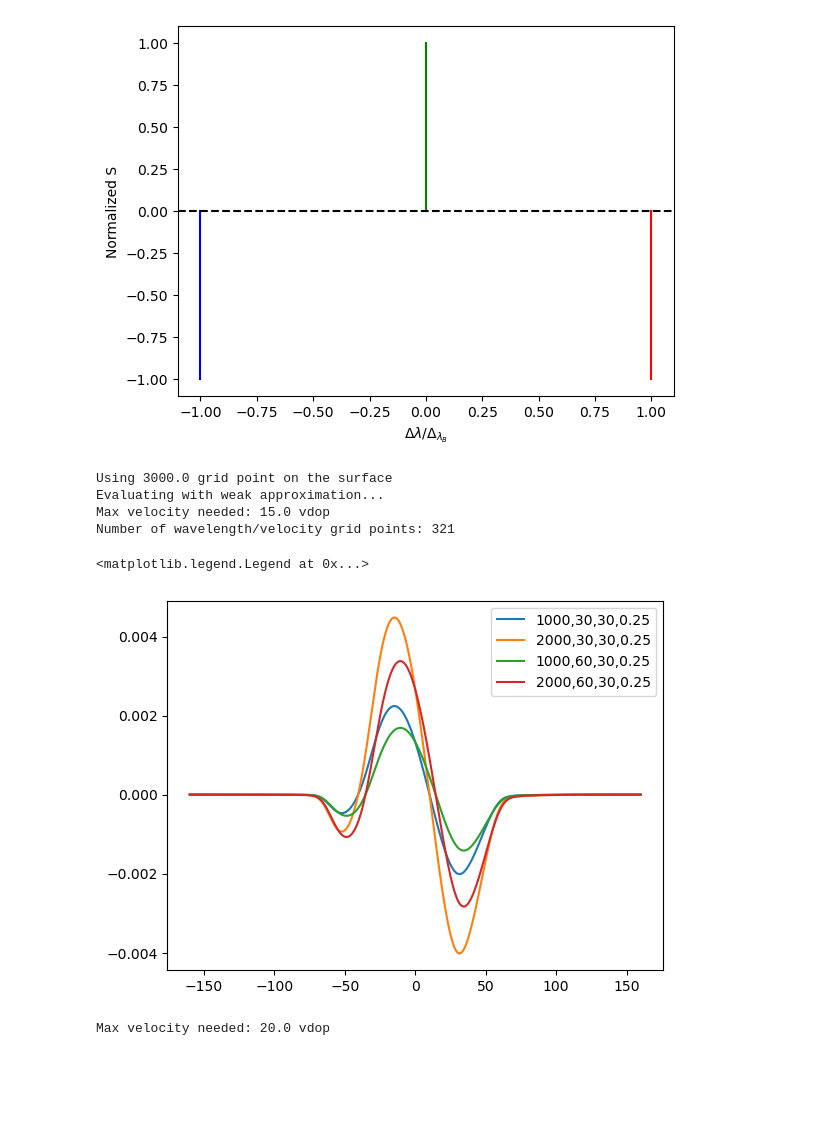
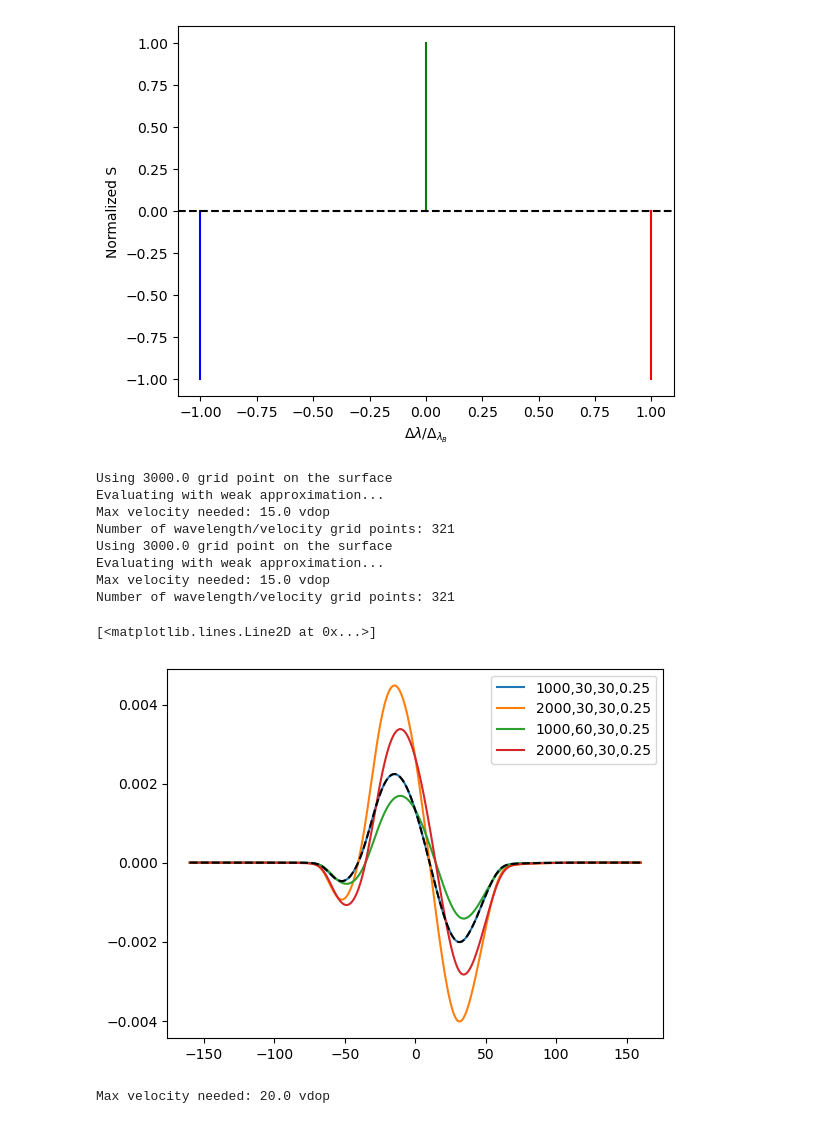
Before and after one commit to veropetit/pyRaven, a Jupyter notebook: Test_loop.ipynb, the cells around one changed output. Saved outputs shown, nothing was run; the diff lists cells and outputs as text; code cells hidden in the pictures; blank space fills up the shorter version.

```diff
--- a/Test_loop.ipynb
+++ b/Test_loop.ipynb
@@ -38,11 +38,11 @@ genparam = {
     'av':0.05,             # the damping coefficient of the Voigt profile
     'bnu':1.5,             # the slope of the source function with respect to vertical optical depth
     'logkappa':0.98,          # the line strength parameter
-    'ndop':int(10)       # the number of sample point per doppler width for the wavelength array
+    'ndop':int(10),       # the number of sample point per doppler width for the wavelength array
     'Bpole':1000, #not necessary for loop
-    'incl':30*np.pi/180, #not necessary for loop
-    'beta':30*np.pi/180, #not necessary for loop
-    'phase':90*np.pi/180 #not necessary for loop
+    'incl':30., #not necessary for loop
+    'beta':30, #not necessary for loop
+    'phase':90. #not necessary for loop
   }
 
 unnoparam = {
@@ -74,21 +74,25 @@ rav.pattern.plot_zeeman_pattern(pat)
 # %%
 fig, ax = plt.subplots(1,1)
 
 rav.loop.loop(param, Packet, ax)
 
 ax.legend(loc=0)
 
-#model, ROT, LOS, MAG = rav.diskint.numerical(param, False)
-#ax.plot(model['vel'], model['V'], ls='--', c='k')
+model = rav.diskint2.numerical(param, False)
+ax.plot(model['vel'], model['V'], ls='--', c='k')
 #model, ROT, LOS, MAG = rav.diskint.numerical(param, True)
 #ax.plot(model['vel'], model['V'], ls='dotted', c='k')
 # %% [output]
 Using 3000.0 grid point on the surface
 Evaluating with weak approximation...
 Max velocity needed: 15.0 vdop
 Number of wavelength/velocity grid points: 321
+Using 3000.0 grid point on the surface
+Evaluating with weak approximation...
+Max velocity needed: 15.0 vdop
+Number of wavelength/velocity grid points: 321
-<matplotlib.legend.Legend at 0x...>
+[<matplotlib.lines.Line2D at 0x...>]
-[figure, old version]
+[figure, new version]
 # %%
 model = rav.diskint.numerical(param, False)
 # %% [output]
```
Also changed, not shown: 3 other files.
